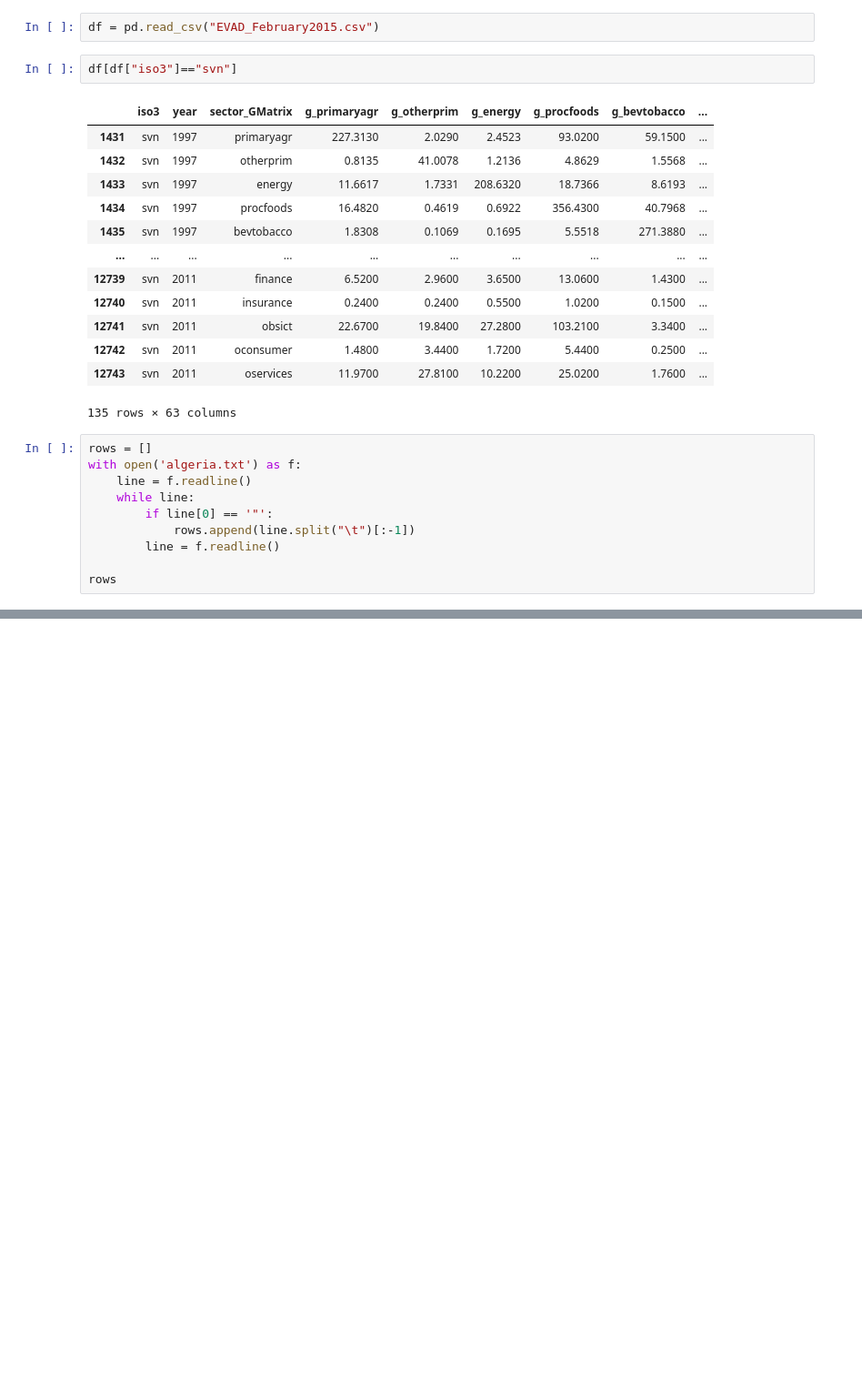
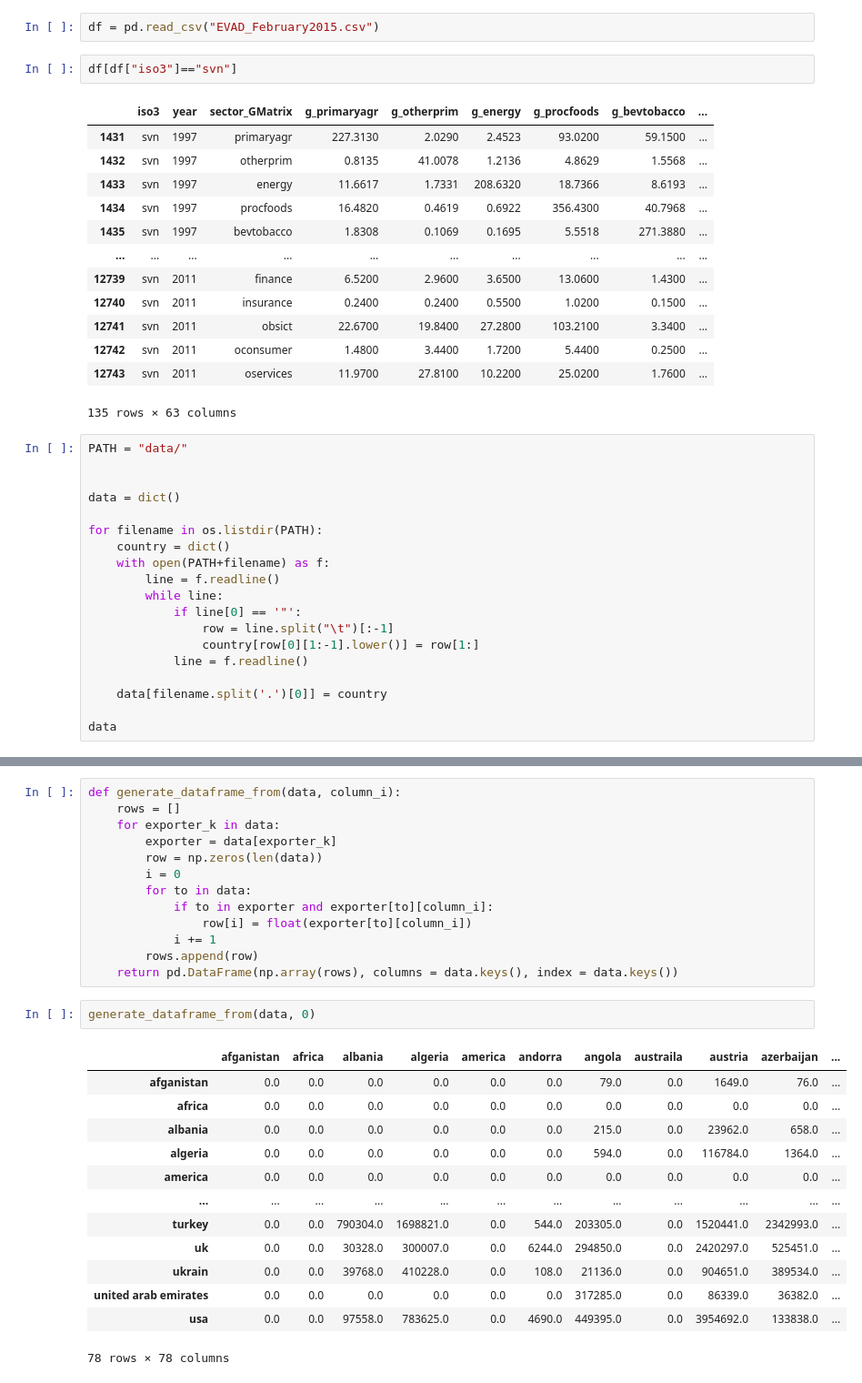
Before and after one commit to matic-fri/ina-project, a Jupyter notebook: Untitled.ipynb, the cells around one changed output, grey strips where cells are left out. Shown at 91% size. Drawn from its saved outputs; the diff is of its cells as text; blank space fills up the shorter version.

Commit message:
added dataframe generator

```diff
--- a/Untitled.ipynb
+++ b/Untitled.ipynb
@@ -20,13 +21,22 @@ df[df["iso3"]=="svn"]
 | 12743 | svn | 2011 | oservices | 11.9700 | 27.8100 | 10.2200 | 25.0200 | 1.7600 | ... |
 135 rows × 63 columns
 # %%
-rows = []
-with open('algeria.txt') as f:
-    line = f.readline()
-    while line:
-        if line[0] == '"':
-            rows.append(line.split("\t")[:-1])
+PATH = "data/"
+
+
+data = dict()
+
+for filename in os.listdir(PATH):
+    country = dict()
+    with open(PATH+filename) as f:
         line = f.readline()
+        while line:
+            if line[0] == '"':
+                row = line.split("\t")[:-1]
+                country[row[0][1:-1].lower()] = row[1:]
+            line = f.readline()
 
-rows
+    data[filename.split('.')[0]] = country
+
+data
 # %% [output]
@@ -51,2 +74,31 @@ rows
 # %% [output]
 [1, 2]
+# %%
+def generate_dataframe_from(data, column_i):
+    rows = []
+    for exporter_k in data:
+        exporter = data[exporter_k]
+        row = np.zeros(len(data))
+        i = 0
+        for to in data:
+            if to in exporter and exporter[to][column_i]:
+                row[i] = float(exporter[to][column_i])
+            i += 1
+        rows.append(row)
+    return pd.DataFrame(np.array(rows), columns = data.keys(), index = data.keys())
+# %%
+generate_dataframe_from(data, 0)
+# %% [output]
+|  | afganistan | africa | albania | algeria | america | andorra | angola | austraila | austria | azerbaijan | ... |
+| afganistan | 0.0 | 0.0 | 0.0 | 0.0 | 0.0 | 0.0 | 79.0 | 0.0 | 1649.0 | 76.0 | ... |
+| africa | 0.0 | 0.0 | 0.0 | 0.0 | 0.0 | 0.0 | 0.0 | 0.0 | 0.0 | 0.0 | ... |
+| albania | 0.0 | 0.0 | 0.0 | 0.0 | 0.0 | 0.0 | 215.0 | 0.0 | 23962.0 | 658.0 | ... |
+| algeria | 0.0 | 0.0 | 0.0 | 0.0 | 0.0 | 0.0 | 594.0 | 0.0 | 116784.0 | 1364.0 | ... |
+| america | 0.0 | 0.0 | 0.0 | 0.0 | 0.0 | 0.0 | 0.0 | 0.0 | 0.0 | 0.0 | ... |
+| ... | ... | ... | ... | ... | ... | ... | ... | ... | ... | ... | ... |
+| turkey | 0.0 | 0.0 | 790304.0 | 1698821.0 | 0.0 | 544.0 | 203305.0 | 0.0 | 1520441.0 | 2342993.0 | ... |
+| uk | 0.0 | 0.0 | 30328.0 | 300007.0 | 0.0 | 6244.0 | 294850.0 | 0.0 | 2420297.0 | 525451.0 | ... |
+| ukrain | 0.0 | 0.0 | 39768.0 | 410228.0 | 0.0 | 108.0 | 21136.0 | 0.0 | 904651.0 | 389534.0 | ... |
+| united arab emirates | 0.0 | 0.0 | 0.0 | 0.0 | 0.0 | 0.0 | 317285.0 | 0.0 | 86339.0 | 36382.0 | ... |
+| usa | 0.0 | 0.0 | 97558.0 | 783625.0 | 0.0 | 4690.0 | 449395.0 | 0.0 | 3954692.0 | 133838.0 | ... |
+78 rows × 78 columns
```
Also changed, not shown: parts of 3 cells of this notebook.
